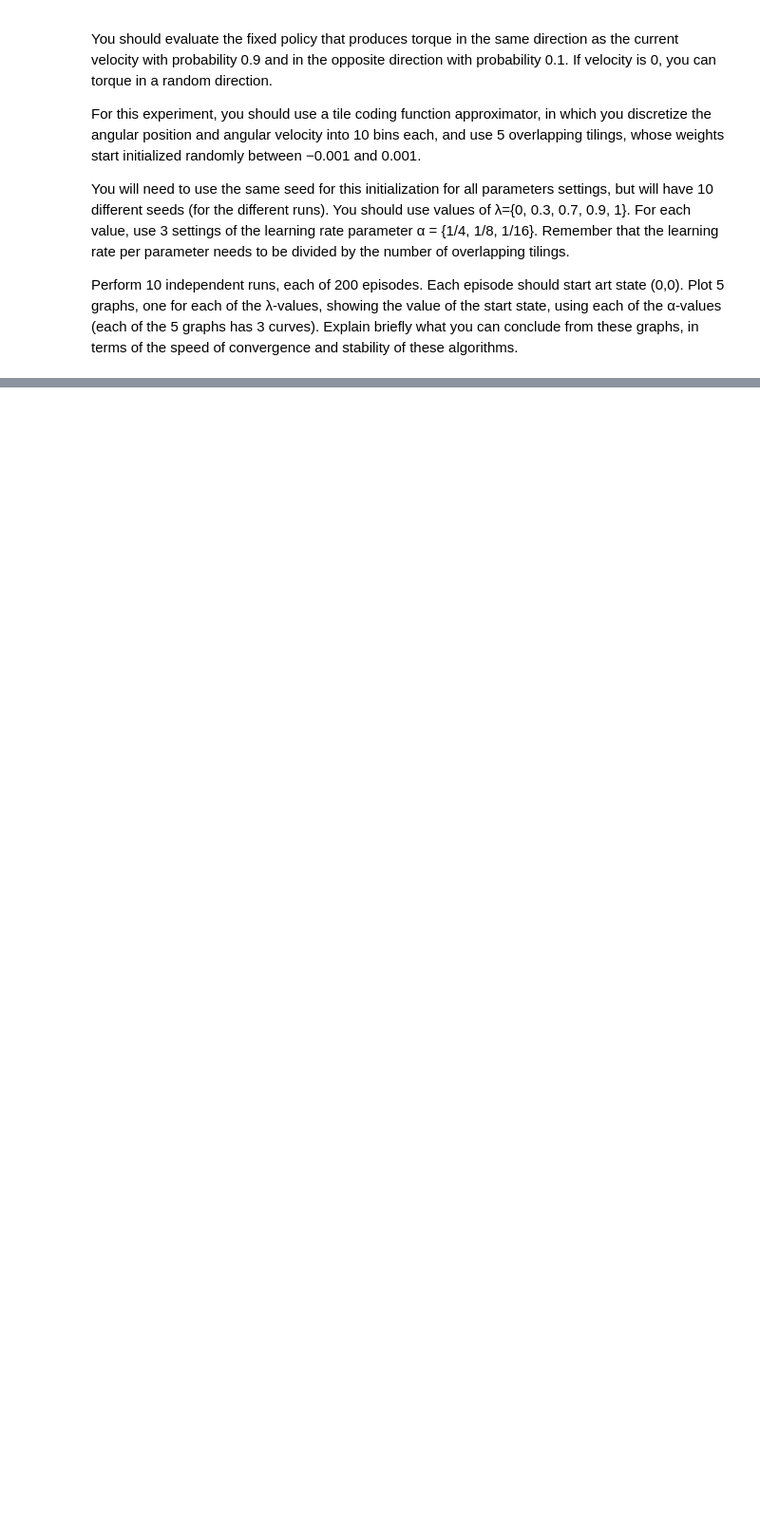
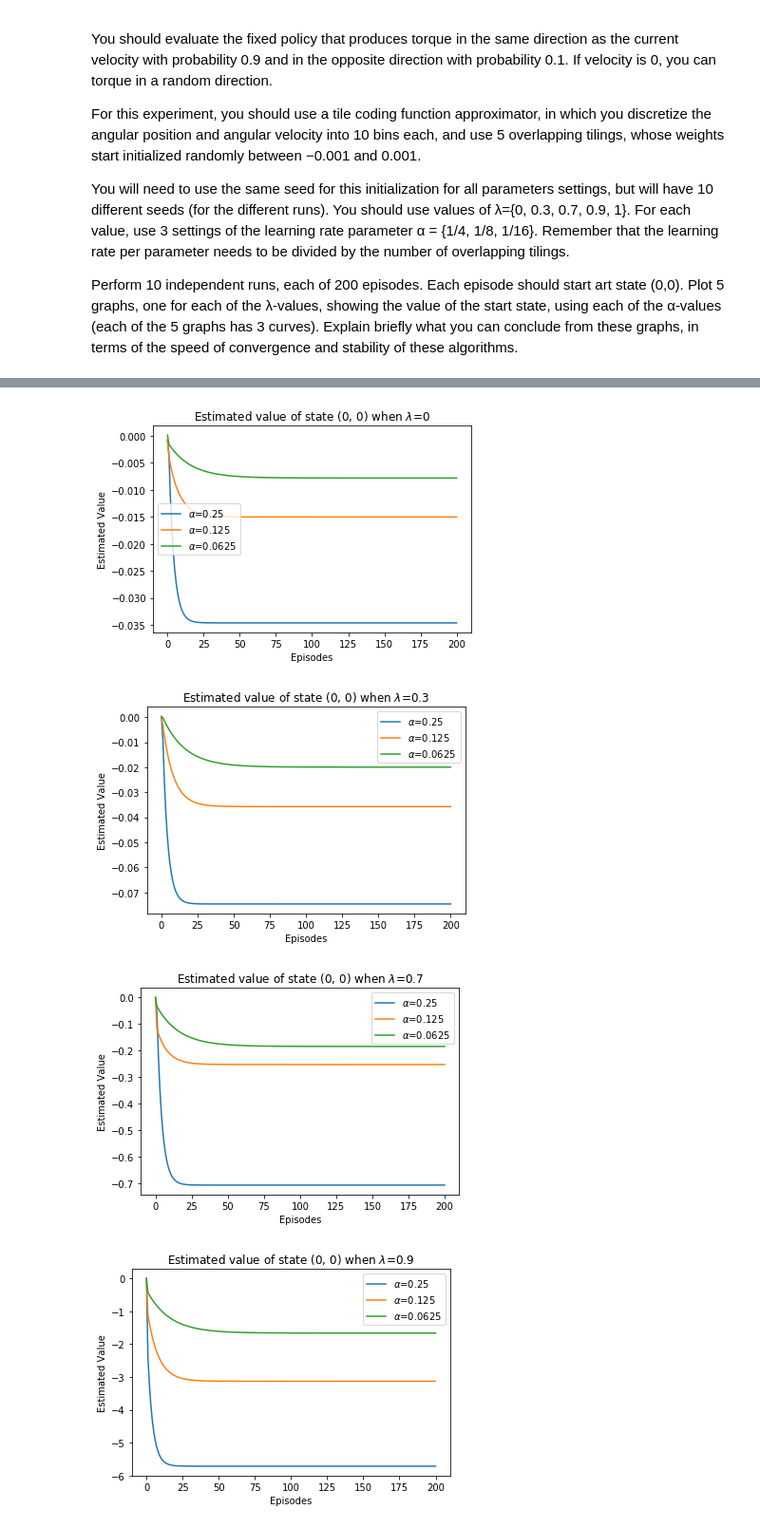
Before and after one commit to jgsimard/COMP767, a Jupyter notebook: hw2-notebook.ipynb, the cells around one changed output, grey strips where cells are left out. Shown: that part at 95% size. Cells and saved outputs as stored; diff of their text form; code cells hidden in the pictures; blank space fills up the shorter version.

```diff
--- a/hw2-notebook.ipynb
+++ b/hw2-notebook.ipynb
@@ -273,9 +259,0 @@ for episode in range(n_episode_by_run):
-# %%
-for episode in range(n_episode_by_run):
-    weights = temporal_difference.true_online_td_update(env, policy,
-                                                learning_rate=0.5/n_tilings,
-                                                discount_rate=0.9,
-                                                lambda_return=0.1,
-                                                approximation_function=approximation_function,
-                                                weights = weights,
-                                                state_from_observation_function= get_angle_velocity)
@@ -285,0 +308,32 @@ approximation_function.size
+# %%
+def get_lambda_plot(lambda_return, learning_rates, n_run = 10,
+       n_episode_by_run=10, n_bins=10, n_tilings=5,
+       prediction_algorithm = temporal_difference.semi_gradient_td_update):
+
+    for learning_rate in learning_rates:
+        runs = np.zeros((n_run, n_episode_by_run+1))
+        for run in range(n_run):
+            runs[run,:] = q2_run(lambda_return, learning_rate, n_episode_by_run, n_bins, n_tilings, prediction_algorithm)
+        plt.plot(np.mean(runs, axis=0), label=r"$\alpha$"+f"={learning_rate}")
+    plt.title(f"Estimated value of state {(0,0)} when $\lambda$={lambda_return}")
+    plt.xlabel("Episodes")
+    plt.ylabel("Estimated Value")
+    plt.legend()
+
+
+lambda_returns = [0, 0.3, 0.7, 0.9, 1]
+learning_rates = [1/4, 1/8, 1/16]
+n_run = 10
+n_episode_by_run = 200
+n_bins = 10
+n_tilings = 5
+
+for lambda_return in lambda_returns:
+    get_lambda_plot(lambda_return, learning_rates, n_run, n_episode_by_run, n_bins, n_tilings,
+                    temporal_difference.semi_gradient_td_update)
+    plt.show()
+# %% [output]
+[figure, added]
+[figure, added]
+[figure, added]
+[figure, added]
```
Also changed, not shown: parts of 7 cells of this notebook, 3 other files.
